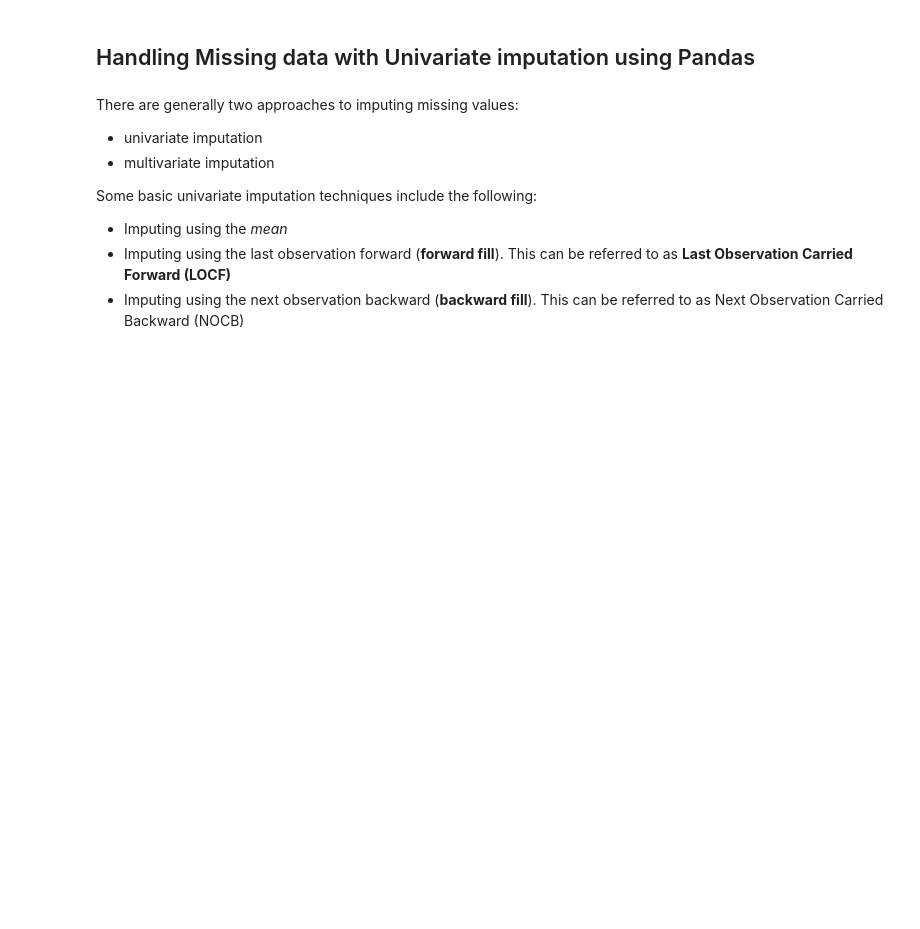
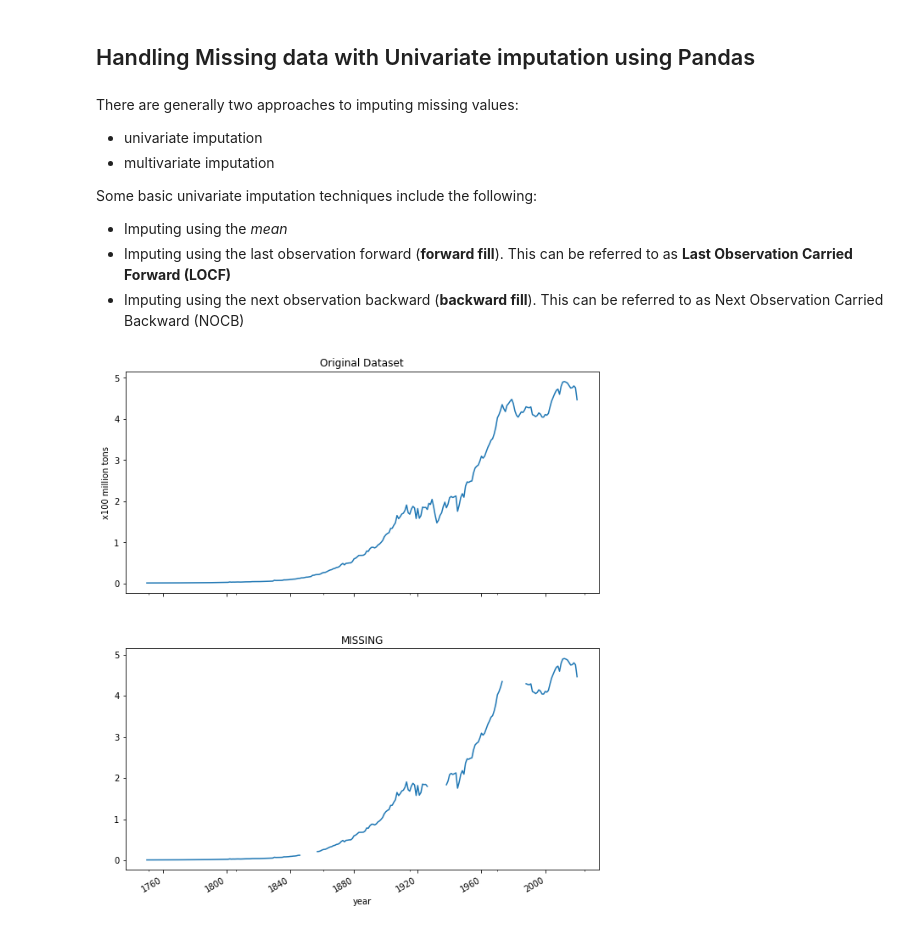
Before and after one commit to LaurbergMJ/TimeSeriesAnalysisWithPythonCookbook, a Jupyter notebook: Ch7.ipynb, the cells around one changed output. Drawn from its saved outputs; the diff is of its cells as text; code cells hidden in the pictures; blank space fills up the shorter version.

```diff
--- a/Ch7.ipynb
+++ b/Ch7.ipynb
@@ -282,3 +233,18 @@ Some basic univariate imputation techniques include the following:
 * Imputing using the _mean_
 * Imputing using the last observation forward (**forward fill**). This can be referred to as **Last Observation Carried Forward (LOCF)**
 * Imputing using the next observation backward (**backward fill**). This can be referred to as Next Observation Carried Backward (NOCB)
+# %%
+# Read in the datasets
+
+folder = Path('../TimeSeriesAnalysisWithPythonCookbook/Data/')
+
+co2_original = read_dataset(folder, 'co2_original.csv', 'year')
+co2_missing = read_dataset(folder, 'co2_missing_only.csv', 'year')
+clicks_original = read_dataset(folder, 'clicks_original.csv', 'date')
+clicks_missing = read_dataset(folder, 'clicks_missing.csv', 'date')
+# %%
+# Visualize the CO2 DataFrames (original and missing) and specify the column with missing values (co2)
+
+plot_dfs(co2_original, co2_missing, 'co2', title="Annual CO2 Emission per Capita", xlabel="Years", ylabel="x100 million tons")
+# %% [output]
+[figure, added]
```
Also changed, not shown: parts of 23 cells of this notebook, 3 other files.
